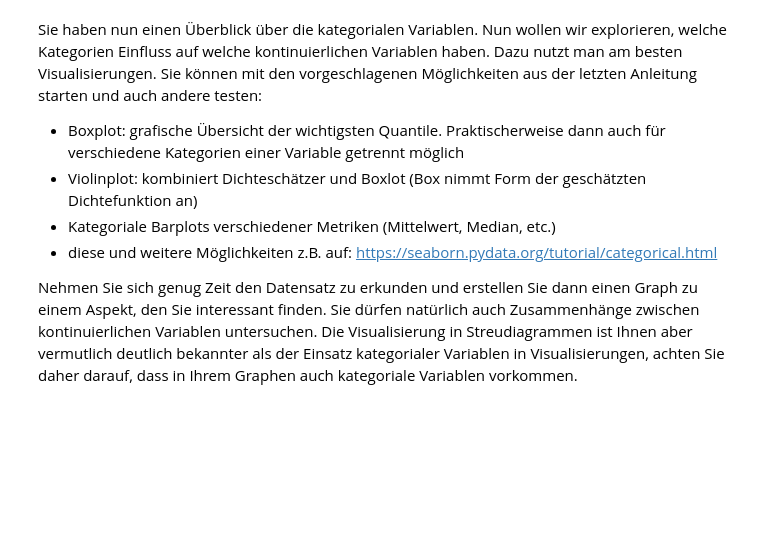
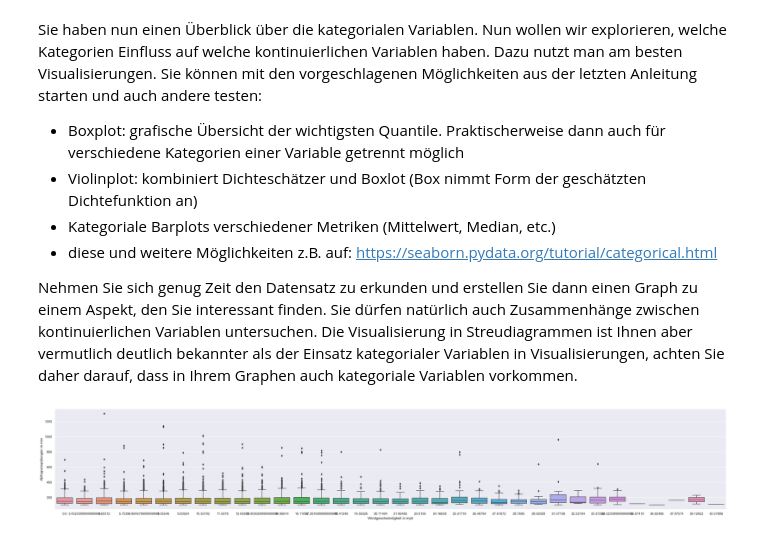
Before and after one commit to NicolasPawelka/Home, a Jupyter notebook: Sem7/DAT/1_ExplorativeDatenanaylse.ipynb, the cells around one changed output. Cells and saved outputs as stored; diff of their text form; code cells hidden in the pictures; blank space fills up the shorter version.

```diff
--- a/Sem7/DAT/1_ExplorativeDatenanaylse.ipynb
+++ b/Sem7/DAT/1_ExplorativeDatenanaylse.ipynb
@@ -87,4 +121,19 @@ Sie haben nun einen Überblick über die kategorialen Variablen. Nun wollen wir
 Nehmen Sie sich genug Zeit den Datensatz zu erkunden und erstellen Sie dann einen Graph zu einem Aspekt, den Sie interessant finden.
 Sie dürfen natürlich auch Zusammenhänge zwischen kontinuierlichen Variablen untersuchen. Die Visualisierung in Streudiagrammen ist Ihnen aber vermutlich deutlich bekannter als der Einsatz kategorialer Variablen in Visualisierungen, achten Sie daher darauf, dass in Ihrem Graphen auch kategoriale Variablen vorkommen.
 # %%
-# TODO: Exploration des Datensatzes durch Visualisierungen.
+# TODO: Exploration des Datensatzes durch Visualisierungen
+from nycflights13 import weather
+fls = pd.merge(flights, weather, on=['year', 'month', 'day', 'hour', 'origin'])
+
+große_verspätungen = fls[fls['dep_delay'] > 100]
+
+plt.figure(figsize=(50, 6))
+sns.boxplot(x=große_verspätungen['wind_speed'], y=große_verspätungen['dep_delay'])
+
+plt.xlabel('Windgeschwindigkeit in mph')
+plt.ylabel('Abflugverspätungen in min')
+plt.savefig('graph.png')
+
+plt.show()
+# %% [output]
+[figure, added]
```
Also changed, not shown: parts of 3 cells of this notebook, 2 other files.
